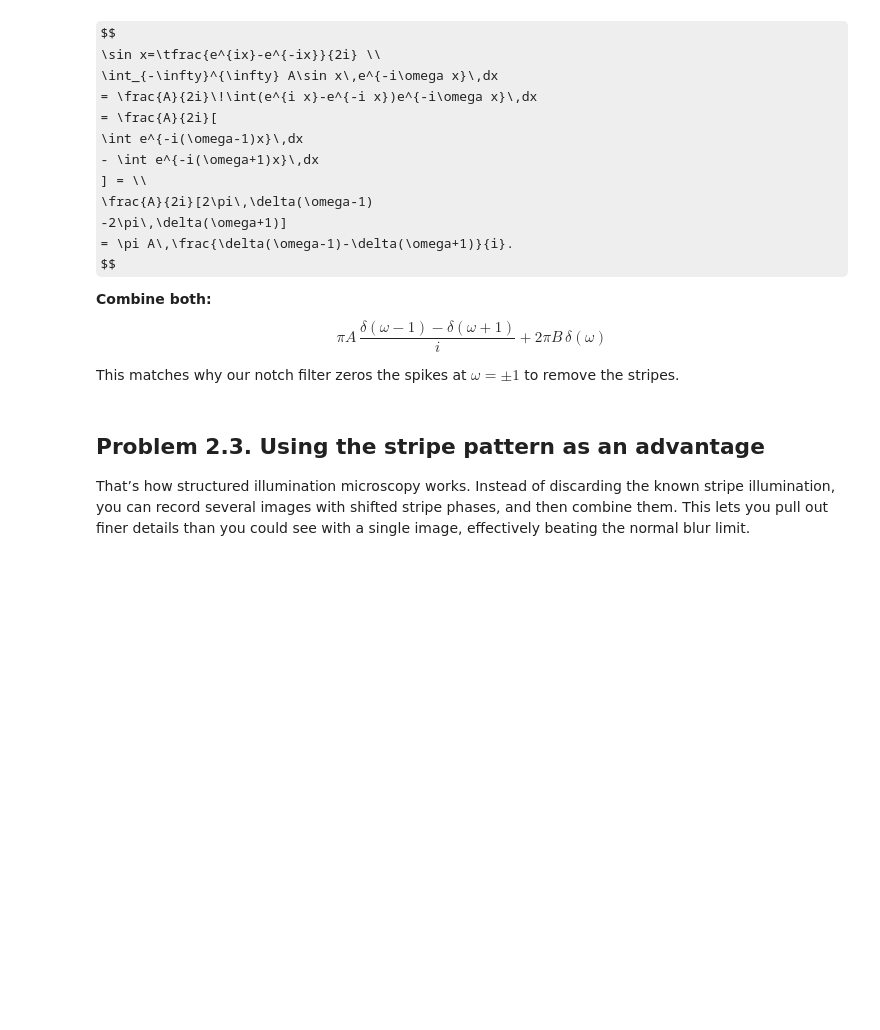
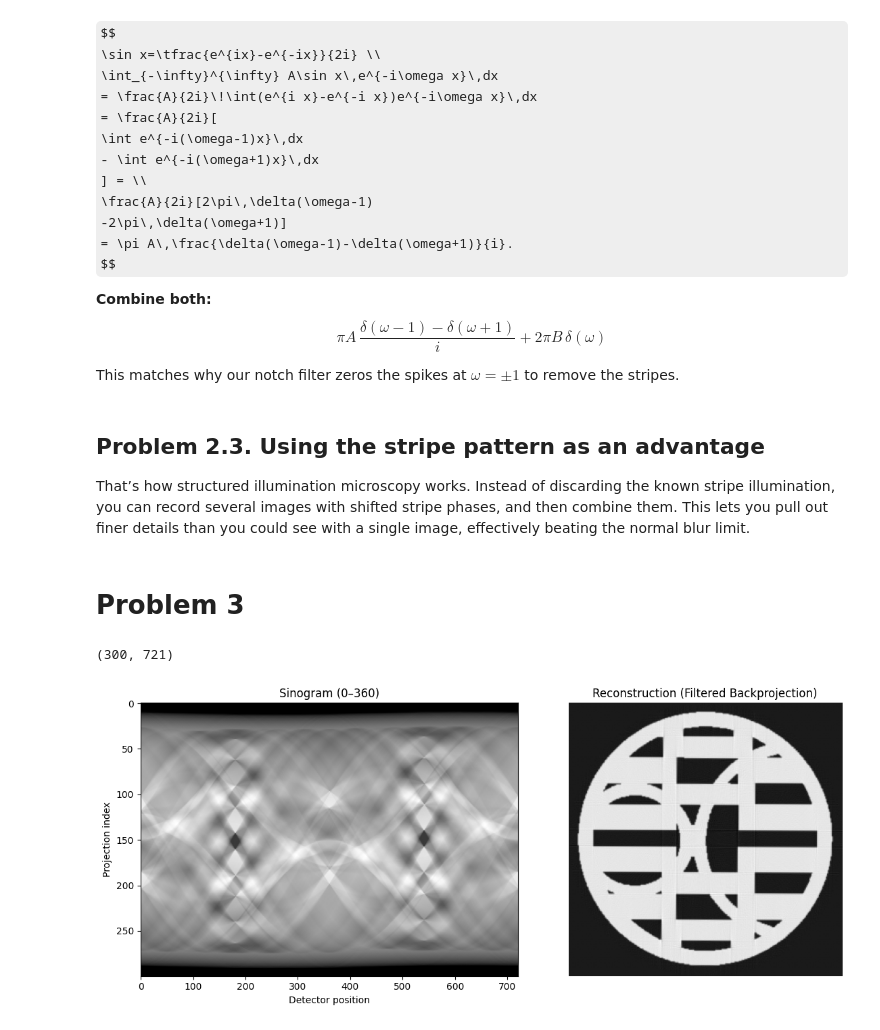
Before and after one commit to aigoncharov/course-bia, a Jupyter notebook: midterm/Andrey-Goncharov-BIA2025-Midterm.ipynb, the cells around one changed output. Drawn from its saved outputs; the diff is of its cells as text; code cells hidden in the pictures; some formulas as TeX source; blank space fills up the shorter version.

```diff
--- a/midterm/Andrey-Goncharov-BIA2025-Midterm.ipynb
+++ b/midterm/Andrey-Goncharov-BIA2025-Midterm.ipynb
@@ -242,3 +242,35 @@ This matches why our notch filter zeros the spikes at $\omega=\pm1$ to remove th
 ## Problem 2.3. Using the stripe pattern as an advantage
 
 That’s how structured illumination microscopy works. Instead of discarding the known stripe illumination, you can record several images with shifted stripe phases, and then combine them. This lets you pull out finer details than you could see with a single image, effectively beating the normal blur limit.
+# %% [markdown]
+# Problem 3
+# %%
+import numpy as np
+import matplotlib.pyplot as plt
+from skimage.transform import iradon
+
+sinogram = np.loadtxt("sinogram.txt")
+
+print(sinogram.shape)
+
+n_detectors, n_angles = sinogram.shape
+
+angles = np.linspace(0.0, 360.0, n_angles, endpoint=False)
+
+reconstruction = iradon(sinogram, theta=angles, filter_name="ramp", circle=True)
+
+fig, axes = plt.subplots(1, 2, figsize=(12, 5))
+axes[0].imshow(sinogram, cmap="gray", aspect="auto")
+axes[0].set_title("Sinogram (0–360)")
+axes[0].set_xlabel("Detector position")
+axes[0].set_ylabel("Projection index")
+
+axes[1].imshow(reconstruction, cmap="gray")
+axes[1].set_title("Reconstruction (Filtered Backprojection)")
+axes[1].axis("off")
+
+plt.tight_layout()
+plt.show()
+# %% [output]
+(300, 721)
+[figure, added]
```
